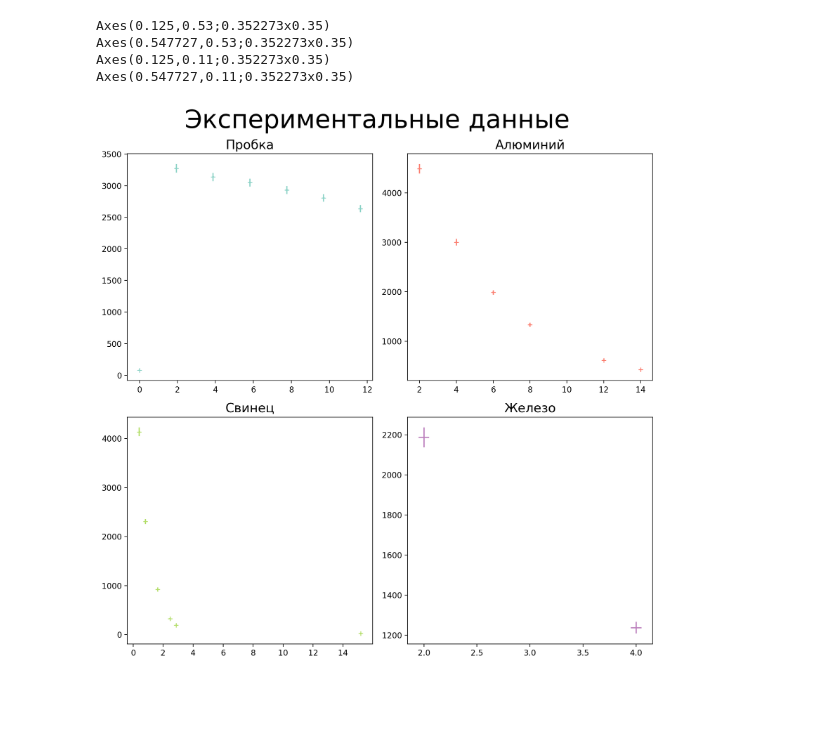
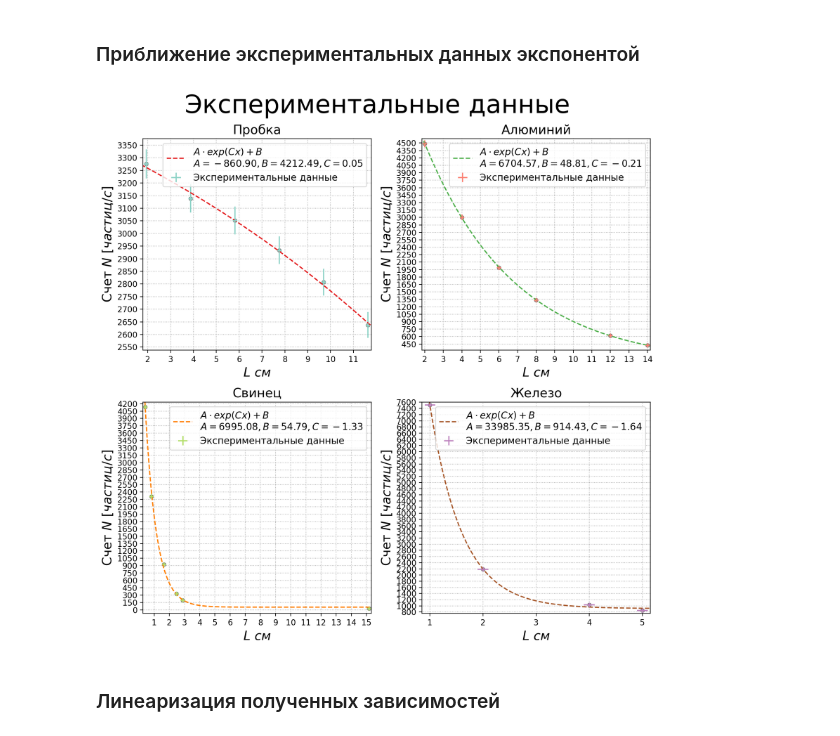
Before and after one commit to ShmakovVladimir/Labs, a Jupyter notebook: Квантовая физика/Измерение коэффициентов ослабления/main.ipynb, the cells around one changed output. Drawn from its saved outputs; the diff is of its cells as text; code cells hidden in the pictures; blank space fills up the shorter version.

```diff
--- a/Квантовая физика/Измерение коэффициентов ослабления/main.ipynb
+++ b/Квантовая физика/Измерение коэффициентов ослабления/main.ipynb
@@ -9,35 +10,62 @@ names = ['Пробка', 'Алюминий', 'Свинец', 'Железо']
 
 layer_length_table = pd.read_csv("material_len.csv")
 layer_length = {key: val for key, val in zip(names, layer_length_table['len'])}
+# %%
+def interp_func(x, bias, amplitude, base):
+    return bias + amplitude * np.exp(x * base)
+# %% [markdown]
+### Приближение экспериментальных данных экспонентой
 # %%
 fig, ax = plt.subplots(2, 2, figsize = (10, 10), dpi = 200)
 color_values = np.arange(0, 2, 0.25)
-for plotable, color_interp, color_dots, name, table_name in zip(ax.ravel(),
-                                                                cm.Set2(color_values),
+step_y_values = [50, 150, 150, 200]
+p0_values = [
+    [200, -2, 0.5],
+    [4000, 5, -3],
+    [4000, 10, -20],
+    [4000, 5, -3],
+]
+for plotable, color_interp, color_dots, name, table_name, step_y, p0 in zip(ax.ravel(),
+                                                                cm.Set1(color_values),
                                                                 cm.Set3(color_values),
                                                                 names,
-                                                                tables):
+                                                                tables,
+                                                                step_y_values,
+                                                                p0_values):
     plotable.set_title(name, fontsize = 16)
-    print(plotable)
     data = pd.read_csv(table_name)
     material_l = data['layers'] * layer_length[name]
     count = data['N'] / (data['t'] * 60)
-    count_error = np.sqrt(data['N']) / (data['t'] * 60)
-    count_error += 0.02 * data['N'] / (data['t'] * 60)
-    xerr = [0.05 for _ in data['layers']]
+    count_error = np.sqrt(count)
+
+    param, _ = opt.curve_fit(interp_func, material_l, count, p0 = p0, maxfev = 10000)
+    x_line = np.linspace(0, 20, 1000)
+    xerr = [0.1 for _ in data['layers']]
     plotable.errorbar(material_l,
                       count,
                       color = color_dots,
                       yerr = count_error,
                       fmt = '+',
-                      xerr = xerr)
-
+                      xerr = xerr,
+                      label = 'Экспериментальные данные')
+    plotable.plot(x_line,
+                  interp_func(x_line, *param),
+                  color = color_interp,
+                  linestyle = '--',
+                  label = r'$A \cdot exp(C x) + B$' + f'\n$A = {param[1]:.2f}, B = {param[0]:.2f}, C = {param[2]:.2f}$')
+    plotable.scatter(material_l, count, color = color_dots, alpha = 0.5, s = 20, edgecolor = 'k')
+    plotable.grid(ls = ':')
+    plotable.legend(fontsize = 12, loc = 'upper right')
+    plotable.set_xticks(np.arange(0, 50, 1))
+    plotable.set_xlim(np.min(material_l) - 0.15, np.max(material_l) + 0.15)
+    plotable.set_yticks(np.arange(0, 20000, step_y))
+    plotable.set_ylim(np.min(count) - 100, np.max(count) + 100)
+    plotable.set_ylabel("Счет $N \ [частиц / c]$", fontsize = 16)
+    plotable.set_xlabel('$L \ см$', fontsize = 16)
 
 fig.suptitle("Экспериментальные данные", fontsize = 32)
 fig.tight_layout()
 # %% [output]
-Axes(0.125,0.53;0.352273x0.35)
-Axes(0.547727,0.53;0.352273x0.35)
-Axes(0.125,0.11;0.352273x0.35)
-Axes(0.547727,0.11;0.352273x0.35)
-[figure, old version]
+[figure, new version]
+# %% [markdown]
+### Линеаризация полученных зависимостей
```
Also changed, not shown: parts of 3 cells of this notebook, 3 other files.
